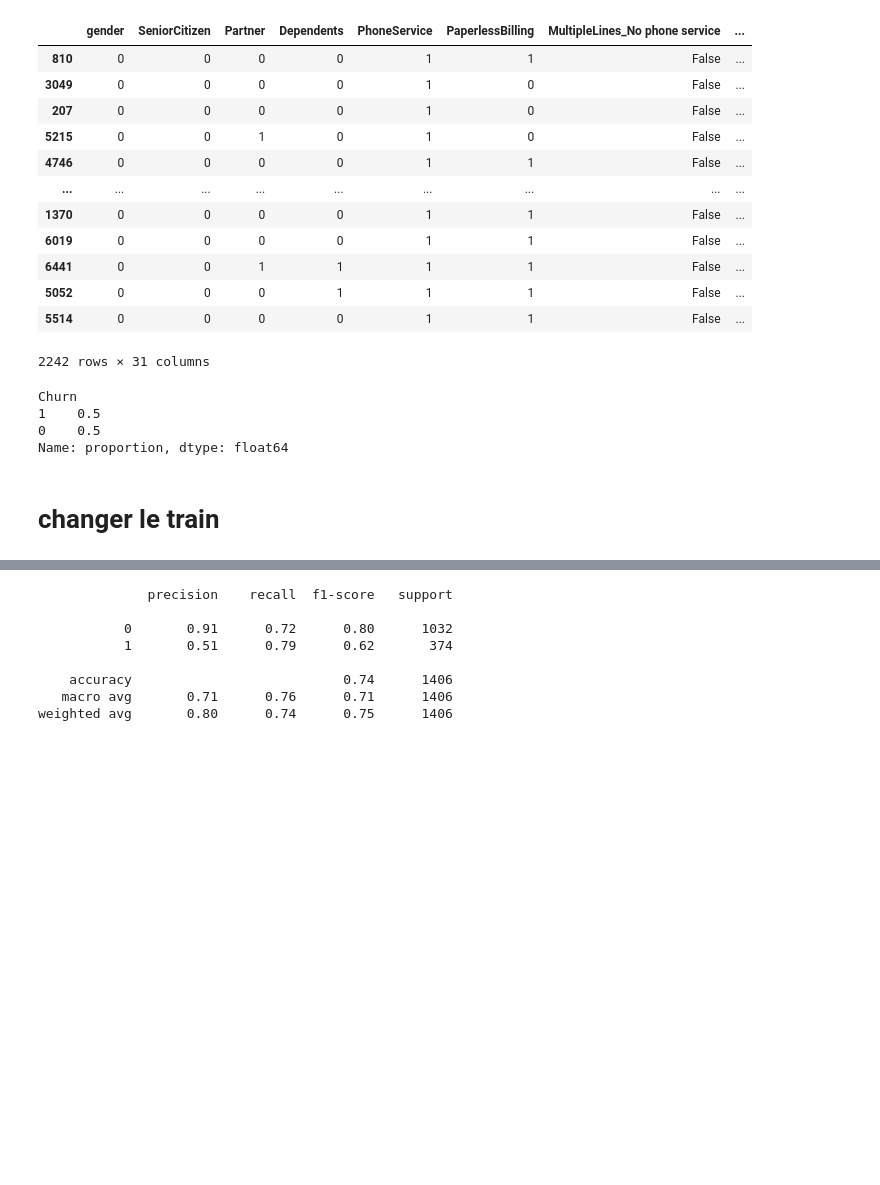
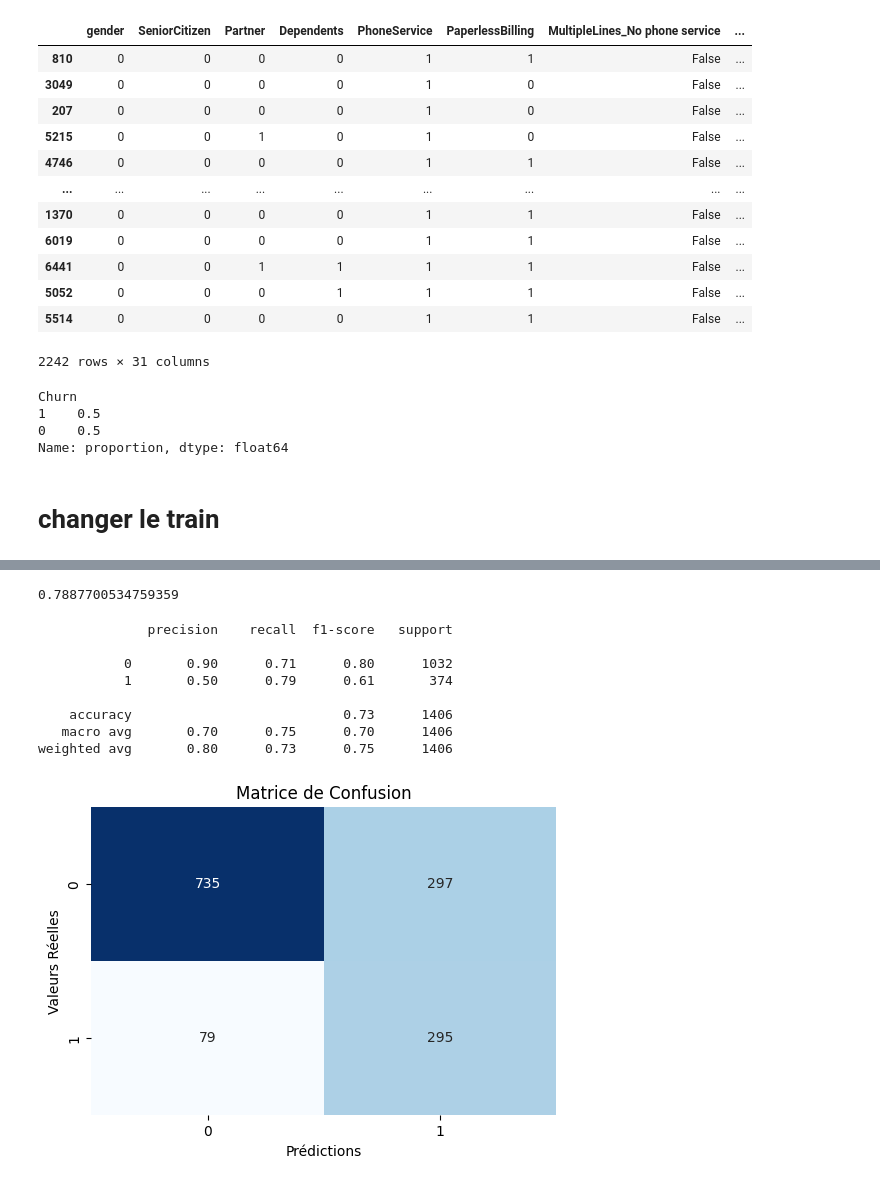
Before and after one commit to kenkleven/churn_classificqation, a Jupyter notebook: churn_telecom.ipynb, the cells around one changed output, grey strips where cells are left out. Drawn from its saved outputs; the diff is of its cells as text; code cells hidden in the pictures; blank space fills up the shorter version.

Commit message:
mise à jour des modeles et ajout des courbes roc et matrice de confusion

```diff
--- a/churn_telecom.ipynb
+++ b/churn_telecom.ipynb
@@ -783,11 +779,62 @@ def model_evaluation(model, features, labels):
+# %%
+def model_evaluation(model, features, labels):
+    pred = model.predict(features)
+    print(classification_report(labels, pred))
+
+
+def conf_mat(model, features, labels):
+        cm = confusion_matrix(labels,  model.predict(features))
+
+        # 👉 Affichage en heatmap
+        plt.figure(figsize=(6,4))
+        sns.heatmap(cm, annot=True, fmt='d', cmap='Blues', cbar=False)
+        plt.xlabel('Prédictions')
+        plt.ylabel('Valeurs Réelles')
+        plt.title('Matrice de Confusion')
+        plt.show()
+
+def courbe_roc(model, features, labels,features_val, labels_val):
+
+    # Courbe ROC pour le jeu de données test
+    # Courbe ROC
+    y_train_pred_prob = model.predict_proba(features)[:,1]
+    y_test_pred_prob = model.predict_proba(features_val)[:,1]
+
+    fpr_test, tpr_test, _ = roc_curve(labels_val, y_test_pred_prob)
+    roc_auc_test = auc(fpr_test, tpr_test)
+
+    # Courbe ROC pour le jeu de données d'entraînement
+    fpr_train, tpr_train, _ = roc_curve(labels, y_train_pred_prob)
+    roc_auc_train = auc(fpr_train, tpr_train)
+
+    # Affichage des courbes ROC
+    plt.figure()
+    plt.plot(fpr_test, tpr_test, color='darkorange', lw=2, label='ROC curve (area = %0.2f) Test' % roc_auc_test)
+    plt.plot(fpr_train, tpr_train, color='blue', lw=2, label='ROC curve (area = %0.2f) Train' % roc_auc_train)
+    plt.plot([0, 1], [0, 1], color='navy', lw=2, linestyle='--')
+    plt.xlim([0.0, 1.0])
+    plt.ylim([0.0, 1.05])
+    plt.xlabel('False Positive Rate')
+    plt.ylabel('True Positive Rate')
+    plt.title('Receiver operating characteristic example')
+    plt.legend(loc="lower right")
+    plt.show()
+# %%
+recall_score(y_val, logreg_model.best_estimator_.predict(X_val))
+# %% [output]
+0.7887700534759359
 # %%
-model_evaluation(logreg_model, X_val, y_val)
+model_evaluation(logreg_model.best_estimator_, X_val, y_val)
 # %% [output]
               precision    recall  f1-score   support
 
-           0       0.91      0.72      0.80      1032
-           1       0.51      0.79      0.62       374
+           0       0.90      0.71      0.80      1032
+           1       0.50      0.79      0.61       374
 
-    accuracy                           0.74      1406
-   macro avg       0.71      0.76      0.71      1406
-weighted avg       0.80      0.74      0.75      1406
+    accuracy                           0.73      1406
+   macro avg       0.70      0.75      0.70      1406
+weighted avg       0.80      0.73      0.75      1406
+# %%
+conf_mat(logreg_model.best_estimator_, X_val, y_val)
+# %% [output]
+[figure, added]
```
Also changed, not shown: parts of 39 cells of this notebook.
